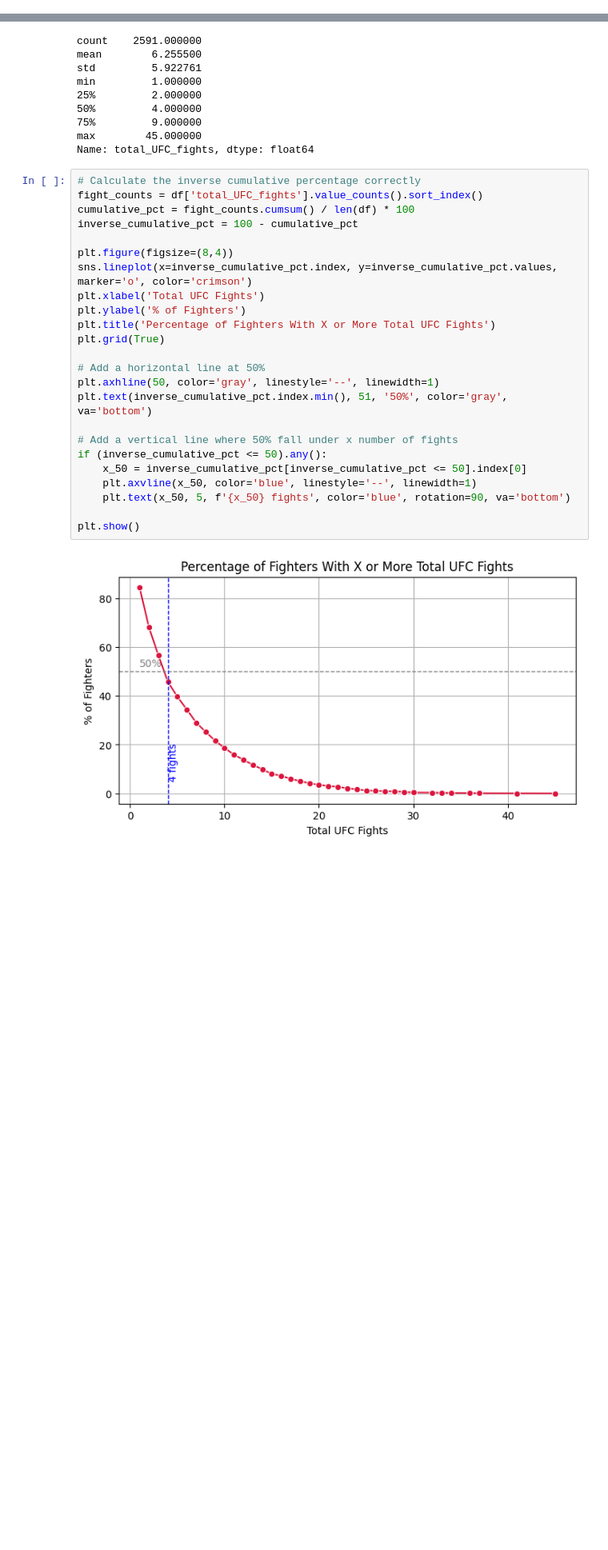
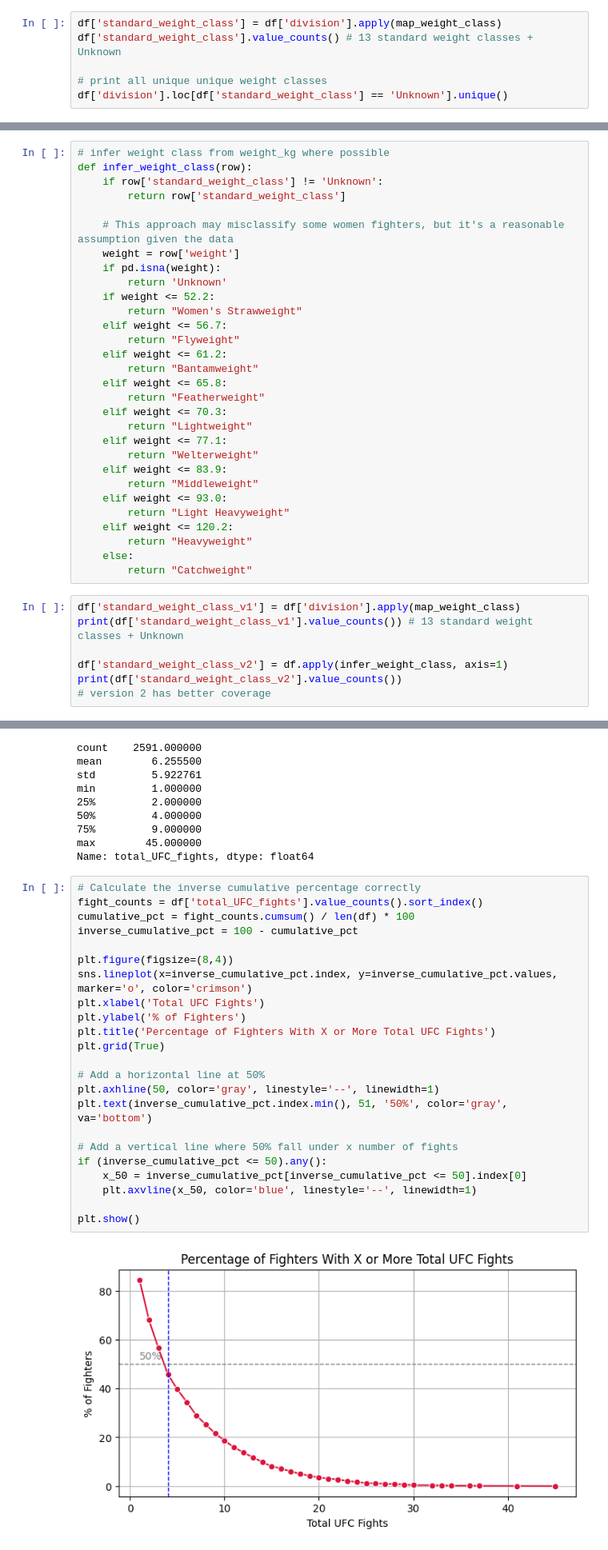
Before and after one commit to sgracia19/UFC_Fighter_Segmentation, a Jupyter notebook: notebooks/02_Data_Exploration.ipynb, the cells around one changed output, grey strips where cells are left out. Shown at 80% size. Drawn from its saved outputs; the diff is of its cells as text; blank space fills up the shorter version.

Commit message:
Advance EDA and data cleaning

```diff
--- a/notebooks/02_Data_Exploration.ipynb
+++ b/notebooks/02_Data_Exploration.ipynb
@@ -62,0 +127,6 @@ df['stance'] = df['stance'].replace({'Open Stance':'Orthodox', 'Sideways':'Ortho
+# %%
+df['standard_weight_class'] = df['division'].apply(map_weight_class)
+df['standard_weight_class'].value_counts() # 13 standard weight classes + Unknown
+
+# print all unique unique weight classes
+df['division'].loc[df['standard_weight_class'] == 'Unknown'].unique()
@@ -62,0 +157,37 @@ df['stance'] = df['stance'].replace({'Open Stance':'Orthodox', 'Sideways':'Ortho
+# %%
+# infer weight class from weight_kg where possible
+def infer_weight_class(row):
+    if row['standard_weight_class'] != 'Unknown':
+        return row['standard_weight_class']
+
+    # This approach may misclassify some women fighters, but it's a reasonable assumption given the data
+    weight = row['weight']
+    if pd.isna(weight):
+        return 'Unknown'
+    if weight <= 52.2:
+        return "Women's Strawweight"
+    elif weight <= 56.7:
+        return "Flyweight"
+    elif weight <= 61.2:
+        return "Bantamweight"
+    elif weight <= 65.8:
+        return "Featherweight"
+    elif weight <= 70.3:
+        return "Lightweight"
+    elif weight <= 77.1:
+        return "Welterweight"
+    elif weight <= 83.9:
+        return "Middleweight"
+    elif weight <= 93.0:
+        return "Light Heavyweight"
+    elif weight <= 120.2:
+        return "Heavyweight"
+    else:
+        return "Catchweight"
+# %%
+df['standard_weight_class_v1'] = df['division'].apply(map_weight_class)
+print(df['standard_weight_class_v1'].value_counts()) # 13 standard weight classes + Unknown
+
+df['standard_weight_class_v2'] = df.apply(infer_weight_class, axis=1)
+print(df['standard_weight_class_v2'].value_counts())
+# version 2 has better coverage
@@ -198,26 +340,25 @@ Name: total_UFC_fights, dtype: float64
 # %%
 # Calculate the inverse cumulative percentage correctly
 fight_counts = df['total_UFC_fights'].value_counts().sort_index()
 cumulative_pct = fight_counts.cumsum() / len(df) * 100
 inverse_cumulative_pct = 100 - cumulative_pct
 
 plt.figure(figsize=(8,4))
 sns.lineplot(x=inverse_cumulative_pct.index, y=inverse_cumulative_pct.values, marker='o', color='crimson')
 plt.xlabel('Total UFC Fights')
 plt.ylabel('% of Fighters')
 plt.title('Percentage of Fighters With X or More Total UFC Fights')
 plt.grid(True)
 
 # Add a horizontal line at 50%
 plt.axhline(50, color='gray', linestyle='--', linewidth=1)
 plt.text(inverse_cumulative_pct.index.min(), 51, '50%', color='gray', va='bottom')
 
 # Add a vertical line where 50% fall under x number of fights
 if (inverse_cumulative_pct <= 50).any():
     x_50 = inverse_cumulative_pct[inverse_cumulative_pct <= 50].index[0]
     plt.axvline(x_50, color='blue', linestyle='--', linewidth=1)
-    plt.text(x_50, 5, f'{x_50} fights', color='blue', rotation=90, va='bottom')
 
 plt.show()
 # %% [output]
-[figure, old version]
+[figure, new version]
```
Also changed, not shown: parts of 27 cells of this notebook, 2 other files.
